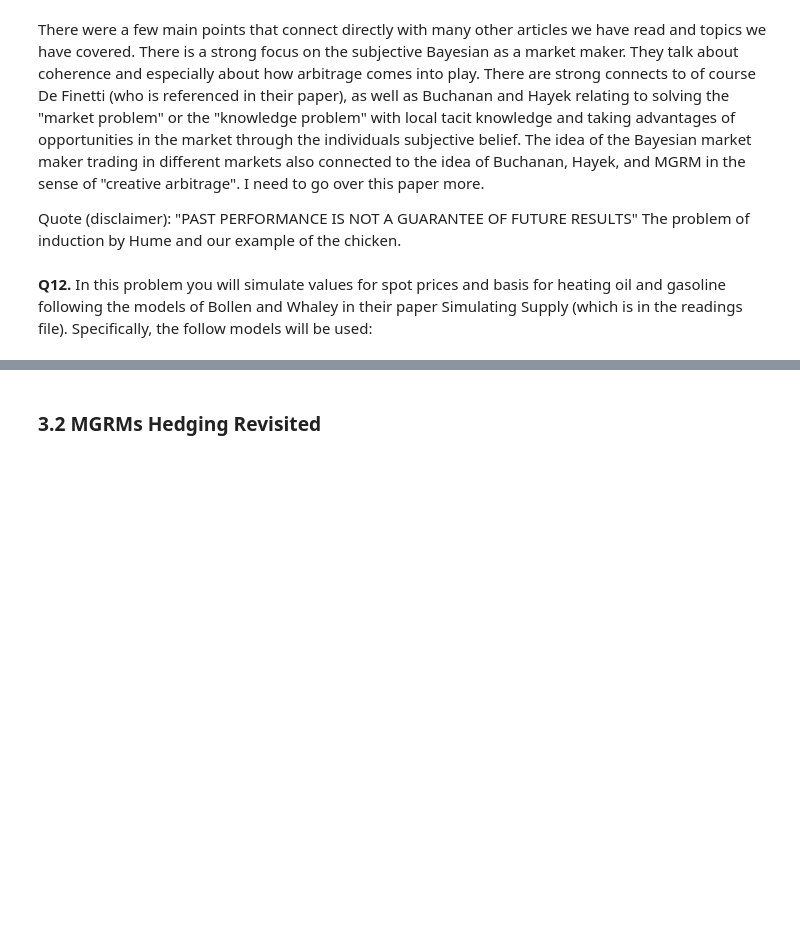
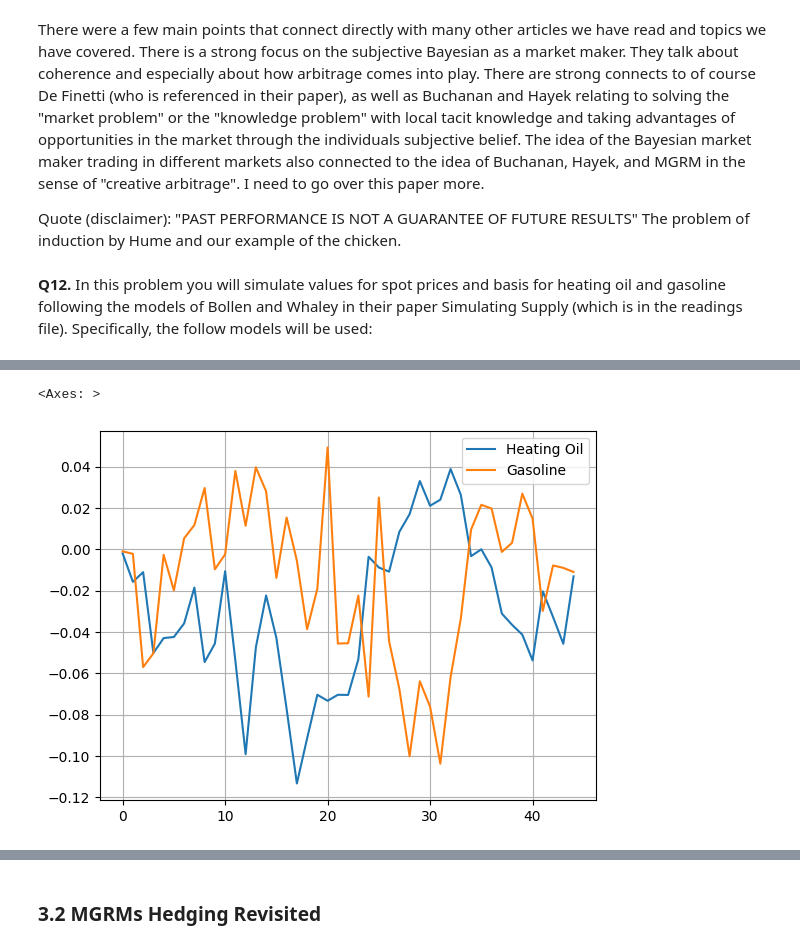
Before and after one commit to LoganHaviland/Computational_Methods_for_FinTech, a Jupyter notebook: midterm.ipynb, the cells around one changed output, grey strips where cells are left out. Drawn from its saved outputs; the diff is of its cells as text; code cells hidden in the pictures; blank space fills up the shorter version.

```diff
--- a/midterm.ipynb
+++ b/midterm.ipynb
@@ -503,0 +581,35 @@ be used:
+# %%
+# Basis Dynamics from B & W
+b_a1 = 0.663
+b_b1 = -0.009
+b_s1 = 0.025
+b_S1 = -0.02
+b_a2 = 0.424
+b_b2 = -0.015
+b_s2 = 0.029
+b_S2 = -0.01
+b_rho = -0.358
+
+num_days = 45
+
+basis1 = np.zeros(num_days) ## Heating Oil
+basis2 = np.zeros(num_days) ## Gasoline
+
+
+basis1[0] = -0.002
+basis2[0] = -0.001
+
+z1, z2 = draw_correlated_normals(sd1=b_s1, sd2=b_s2, rho=b_rho, num_reps=num_days)
+
+for b in range(1, num_days):
+  basis1[b] = (b_a1 * basis1[b-1]) + (b_b1 * np.exp(ln_spot1[b-1])) + z1[b]
+  basis2[b] = (b_a2 * basis2[b-1]) + (b_b2 * np.exp(ln_spot2[b-1])) + z2[b]
+
+
+
+tb = pd.DataFrame({'Heating Oil' : basis1, 'Gasoline' : basis2})
+# %%
+tb.plot(grid=True)
+# %% [output]
+<Axes: >
+[figure, added]
```
Also changed, not shown: parts of 15 cells of this notebook.
